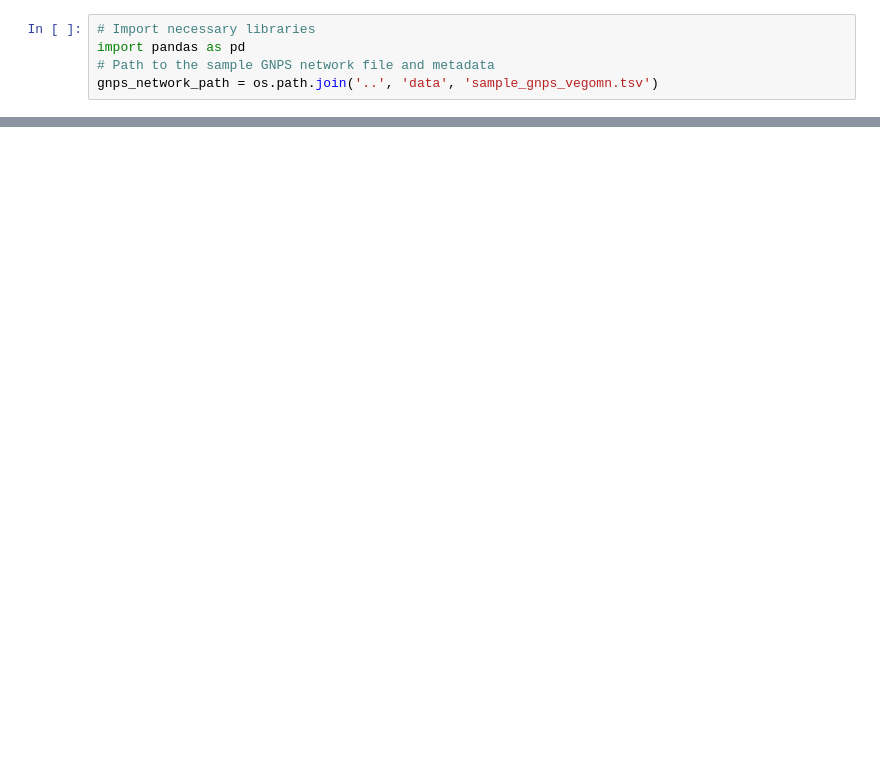
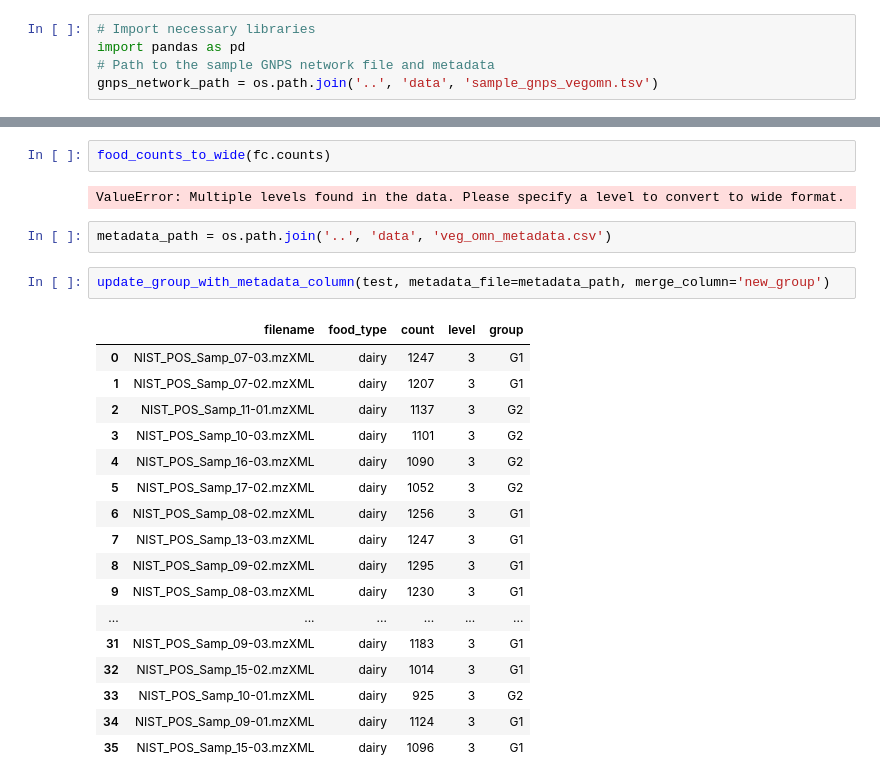
Before and after one commit to bittremieux-lab/gnps_rdd, a Jupyter notebook: gfop/notebooks/02_utils_notebook.ipynb, the cells around one changed output, grey strips where cells are left out. Saved outputs shown, nothing was run; the diff lists cells and outputs as text; blank space fills up the shorter version.

```diff
--- a/gfop/notebooks/02_utils_notebook.ipynb
+++ b/gfop/notebooks/02_utils_notebook.ipynb
@@ -31,0 +68,26 @@ NameError: name 'fc' is not defined
+# %%
+food_counts_to_wide(fc.counts)
+# %% [output]
+ValueError: Multiple levels found in the data. Please specify a level to convert to wide format.
+# %%
+metadata_path = os.path.join('..', 'data', 'veg_omn_metadata.csv')
+# %%
+update_group_with_metadata_column(test, metadata_file=metadata_path, merge_column='new_group')
+# %% [output]
+|  | filename | food_type | count | level | group |
+| 0 | NIST_POS_Samp_07-03.mzXML | dairy | 1247 | 3 | G1 |
+| 1 | NIST_POS_Samp_07-02.mzXML | dairy | 1207 | 3 | G1 |
+| 2 | NIST_POS_Samp_11-01.mzXML | dairy | 1137 | 3 | G2 |
+| 3 | NIST_POS_Samp_10-03.mzXML | dairy | 1101 | 3 | G2 |
+| 4 | NIST_POS_Samp_16-03.mzXML | dairy | 1090 | 3 | G2 |
+| 5 | NIST_POS_Samp_17-02.mzXML | dairy | 1052 | 3 | G2 |
+| 6 | NIST_POS_Samp_08-02.mzXML | dairy | 1256 | 3 | G1 |
+| 7 | NIST_POS_Samp_13-03.mzXML | dairy | 1247 | 3 | G1 |
+| 8 | NIST_POS_Samp_09-02.mzXML | dairy | 1295 | 3 | G1 |
+| 9 | NIST_POS_Samp_08-03.mzXML | dairy | 1230 | 3 | G1 |
+| ... | ... | ... | ... | ... | ... |
+| 31 | NIST_POS_Samp_09-03.mzXML | dairy | 1183 | 3 | G1 |
+| 32 | NIST_POS_Samp_15-02.mzXML | dairy | 1014 | 3 | G1 |
+| 33 | NIST_POS_Samp_10-01.mzXML | dairy | 925 | 3 | G2 |
+| 34 | NIST_POS_Samp_09-01.mzXML | dairy | 1124 | 3 | G1 |
+| 35 | NIST_POS_Samp_15-03.mzXML | dairy | 1096 | 3 | G1 |
```
Also changed, not shown: parts of 6 cells of this notebook, 2 other files.
